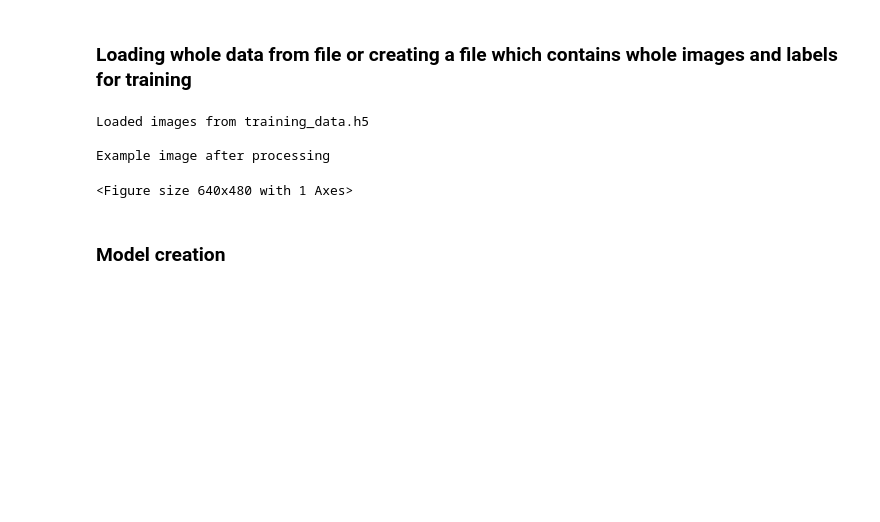
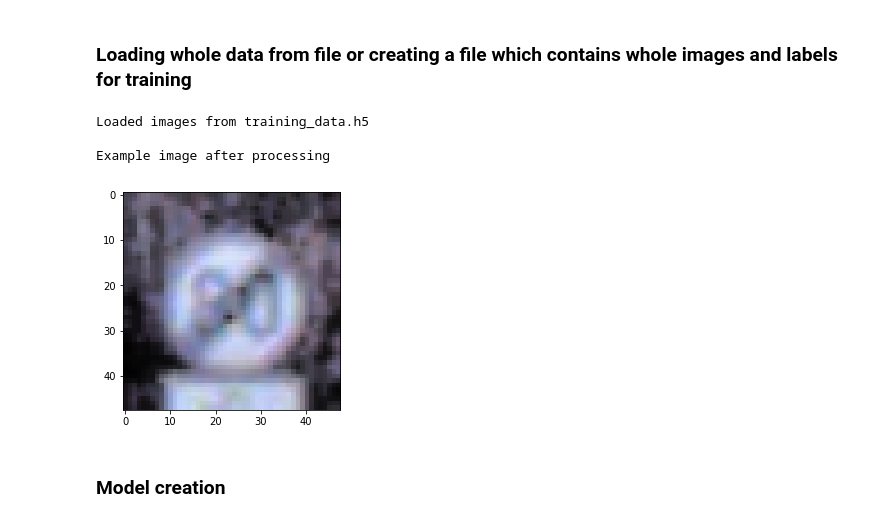
Before and after one commit to drexpp/Adversarial-examples-One-pixel-attack, a Jupyter notebook: Traffic-signals-cnn.ipynb, the cells around one changed output. Saved outputs shown, nothing was run; the diff lists cells and outputs as text; code cells hidden in the pictures; blank space fills up the shorter version.

```diff
--- a/Traffic-signals-cnn.ipynb
+++ b/Traffic-signals-cnn.ipynb
@@ -72,7 +72,7 @@ try:
     print('Loaded images from training_data.h5\n')
     try:
         print('Example image after processing')
-        r = random.randint(0, 30000)
+        r = random.randint(0, len(X))
         img = X[r]
         img = np.rollaxis(img, 0, start=3)
         plt.figure()
@@ -86,34 +86,34 @@ except:
     print('It was not possible to load training saved data. Generating new training_data.h5 file')
     root_dir = 'Data\\Dataset\\Training\\Images\\'
     imgs = []
     labels = []
 
     all_img_paths = glob.glob(os.path.join(root_dir, '*/*.ppm'))
     np.random.shuffle(all_img_paths)
     num_images = len(all_img_paths)
     print('Number of images to process:', num_images)
     for img_path in all_img_paths:
         img = preprocess_img(io.imread(img_path))
         label = get_class(img_path)
         imgs.append(img)
         labels.append(label)
         # Processing progress
         if len(imgs)%4000 == 0:
             print('Processed => {:.2%}'.format(len(imgs)/num_images))
 
     # Images array
     X = np.array(imgs, dtype='float32')
     # Make one hot targets
     Y = np.eye(NUM_CLASSES, dtype='uint8')[labels]
 
     with h5py.File('Data\\Saves\\training_data.h5','w') as hf:
         hf.create_dataset('imgs', data=X)
         hf.create_dataset('labels', data=Y)
 # %% [output]
 Loaded images from training_data.h5
 
 Example image after processing
-<Figure size 640x480 with 1 Axes>
+[figure, added]
 # %% [markdown]
 ### Model creation
 # %%
```
Also changed, not shown: parts of 7 cells of this notebook, 1 other file.
